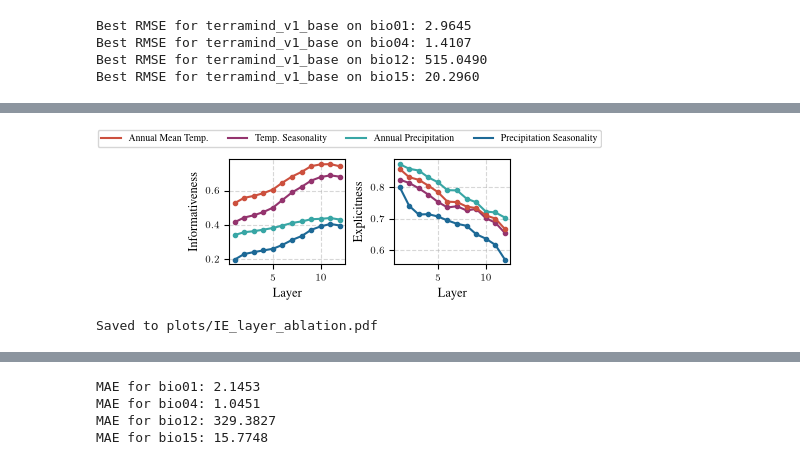
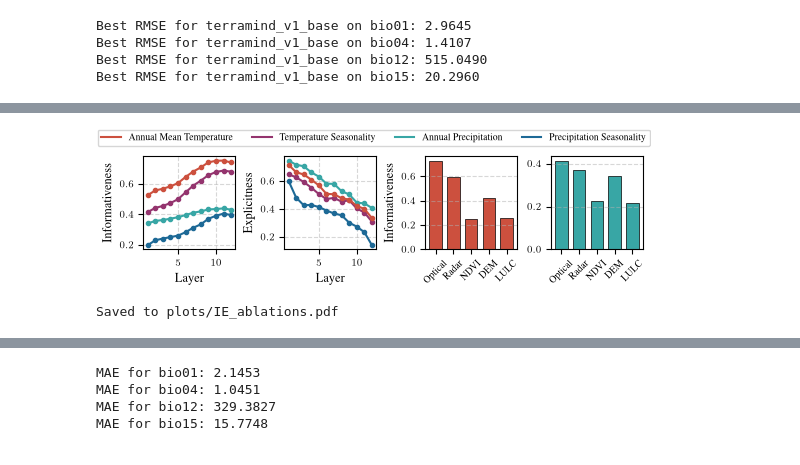
Before and after one commit to kdybek/terramind_probing, a Jupyter notebook: plots.ipynb, the cells around one changed output, grey strips where cells are left out. Saved outputs shown, nothing was run; the diff lists cells and outputs as text; code cells hidden in the pictures.

```diff
--- a/plots.ipynb
+++ b/plots.ipynb
@@ -120,7 +120,7 @@ def summarize(results, metric, target):
         return 1 - best
     elif metric == "Explicitness":
         aulcc = np.trapezoid(np.array(results) - best, dx=1)
-        return 1 - aulcc / ((len(results) - 1) * (per_target_baseline[target] - best))
+        return 1 - aulcc / (0.5 * (len(results) - 1) * (per_target_baseline[target] - best))
 # %% [output]
 Baseline for target bio15: 1.0032
 Baseline for target bio12: 0.9973
@@ -308,7 +316,7 @@ color_handles = [
 os.environ["PATH"] += os.pathsep + "/Library/TeX/texbin"
 
 plt.rcParams.update(bundles.iclr2024())
-plt.rcParams.update(figsizes.iclr2024(nrows=1, ncols=3, height_to_width_ratio=0.9, rel_width=0.9))
+plt.rcParams.update(figsizes.iclr2024(nrows=1, ncols=4, height_to_width_ratio=0.9, rel_width=1.0))
 plt.rcParams.update({
     "text.latex.preamble": r"\usepackage{times}\usepackage{amsmath}",
     "text.usetex": True,
@@ -320,7 +328,7 @@ os.makedirs("plots", exist_ok=True)
 
 cache = {}
 
-fig, axes = plt.subplots(1, 3, sharey=False)
+fig, axes = plt.subplots(1, 4, sharey=False)
 for ax, metric in zip(axes[:2], ["Informativeness", "Explicitness"], strict=True):
     for tgt in TARGET_NAMES:
         values = []
@@ -360,7 +368,7 @@ for ax, metric in zip(axes[:2], ["Informativeness", "Explicitness"], strict=True
     ax.grid(True, linestyle="--", alpha=0.5)
 
 # last axis for the correlation between informativeness and explicitness
-ax = axes[2]
+ax = axes[3]
 
 x_vals = []
 y_vals = []
@@ -387,7 +395,17 @@ ax.set_ylabel("Explicitness")
 
 ax.grid(True, linestyle="--", alpha=0.5)
 
-fig.legend(handles=color_handles, loc="upper center", ncol=4, bbox_to_anchor=(0.5, 1.2))
+ax = axes[2]
+
+for tgt in TARGET_NAMES:
+    ax.plot(RBF_COMPONENT_COUNTS, delta_losses[tgt], label=TARGET_LABELS[tgt], color=TARGET_COLORS[tgt], marker="o", markersize=MARKER_SIZE)
+
+ax.set_xscale("log", base=2)
+ax.set_xlabel("RFF Components")
+ax.set_ylabel("$\\Delta$ RMSE \n (Large - Tiny)")
+ax.grid(True, linestyle="--", alpha=0.5)
+
+fig.legend(handles=color_handles, loc="upper center", ncol=4, bbox_to_anchor=(0.5, 1.25))
 
 plt.savefig("plots/IE_across_models_rff.pdf", bbox_inches="tight")
 plt.show()
@@ -518,7 +536,7 @@ color_handles = [
 os.environ["PATH"] += os.pathsep + "/Library/TeX/texbin"
 
 plt.rcParams.update(bundles.iclr2024())
-plt.rcParams.update(figsizes.iclr2024(nrows=1, ncols=2, height_to_width_ratio=0.9, rel_width=0.6))
+plt.rcParams.update(figsizes.iclr2024(nrows=1, ncols=4, height_to_width_ratio=1.0, rel_width=1.0))
 plt.rcParams.update({
     "text.latex.preamble": r"\usepackage{times}\usepackage{amsmath}",
     "text.usetex": True,
@@ -530,8 +548,8 @@ os.makedirs("plots", exist_ok=True)
 
 base_model = "terramind_v1_base"
 
-fig, axes = plt.subplots(1, 2, sharey=False)
-for ax, metric in zip(axes, ["Informativeness", "Explicitness"], strict=True):
+fig, axes = plt.subplots(1, 4, sharey=False)
+for ax, metric in zip(axes[:2], ["Informativeness", "Explicitness"], strict=True):
     for tgt in TARGET_NAMES:
         values = []
         for layer in range(NUM_LAYERS_DICT[base_model]):
@@ -543,37 +561,75 @@ for ax, metric in zip(axes, ["Informativeness", "Explicitness"], strict=True):
                     (df["model_name"] == base_model) &
                     (df["capacity"] == rff_component_count) &
                     (df["target"] == tgt) &
                     (df["layer"] == layer) &
                     (df["modality_group"] == "all") &
                     (df["regressor"] == "rff")
                 ]
 
                 assert len(sub_df) == NUM_FOLDS, f"Expected {NUM_FOLDS} folds, but got {len(sub_df)} for model={base_model}, rff_component_count={rff_component_count}, target={tgt}, layer={layer}"
 
                 scores = sub_df['val_rmse'].values
                 mean, lower_ci, upper_ci = mean_bootstrap_ci(scores)
                 means.append(mean)
                 los.append(lower_ci)
                 his.append(upper_ci)
 
             value = summarize(means, metric, tgt)
             values.append(value)
 
         x = np.arange(NUM_LAYERS_DICT[base_model])
         ax.plot(x + 1, values, label=TARGET_LABELS[tgt], color=TARGET_COLORS[tgt], marker="o", markersize=MARKER_SIZE)
 
     ax.set_xlabel("Layer")
     ax.set_ylabel(metric)
     ax.grid(True, linestyle="--", alpha=0.5)
 
+for i, (ax_, metric) in enumerate(zip([axes[2:]], ["Informativeness"], strict=True)):
+    for ax, tgt in zip(ax_, [TARGET_NAMES[3]] + [TARGET_NAMES[1]], strict=True):
+        values = []
+        for modality_group in MODALITY_GROUPS:
+            means = []
+            los = []
+            his = []
+            for rff_component_count in RBF_COMPONENT_COUNTS:
+                sub_df = df[
+                    (df["model_name"] == base_model) &
+                    (df["capacity"] == rff_component_count) &
+                    (df["target"] == tgt) &
+                    (df["layer"] == NUM_LAYERS_DICT[base_model] - 1) &
+                    (df["modality_group"] == modality_group) &
+                    (df["regressor"] == "rff")
+                ]
+
+                assert len(sub_df) == NUM_FOLDS, f"Expected {NUM_FOLDS} folds, but got {len(sub_df)} for model={base_model}, rff_component_count={rff_component_count}, target={tgt}"
+
+                scores = sub_df['val_rmse'].values
+                mean, lower_ci, upper_ci = mean_bootstrap_ci(scores)
+                means.append(mean)
+                los.append(lower_ci)
+                his.append(upper_ci)
+
+            value = summarize(means, metric, tgt)
+            values.append(value)
+
+        x = np.arange(len(MODALITY_GROUPS))
+        ax.bar(x, values, label=TARGET_LABELS[tgt], color=TARGET_COLORS[tgt], capsize=4,
+                  edgecolor="black", linewidth=0.5, width=0.7)
+
+        ax.set_xticks(x)
+        ax.set_xticklabels([MODALITY_GROUP_LABELS[c] for c in MODALITY_GROUPS], rotation=45, ha="center")
+        ax.grid(True, linestyle="--", alpha=0.5, axis="y")
+
+    ax_[0].set_ylabel(metric)
+
 fig.legend(handles=color_handles, loc="upper center", ncol=4, bbox_to_anchor=(0.5, 1.2))
 
-plt.savefig("plots/IE_layer_ablation.pdf", bbox_inches="tight")
+plt.savefig("plots/IE_ablations.pdf", bbox_inches="tight")
 plt.show()
-print("\nSaved to plots/IE_layer_ablation.pdf")
+print("\nSaved to plots/IE_ablations.pdf")
 # %% [output]
-[figure, old version]
+[figure, new version]
-Saved to plots/IE_layer_ablation.pdf
+Saved to plots/IE_ablations.pdf
 # %%
 import os
 import numpy as np
```
Also changed, not shown: parts of 8 cells of this notebook, 1 other file.
